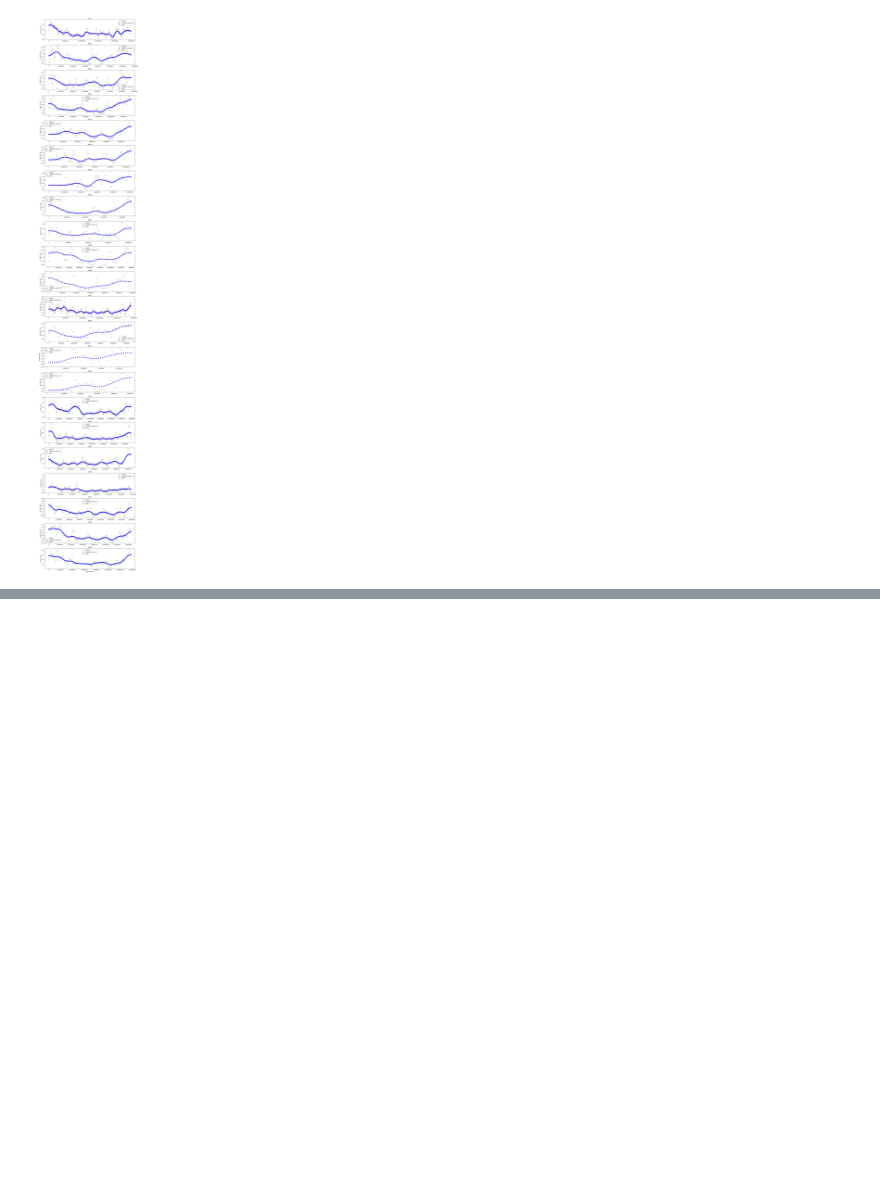
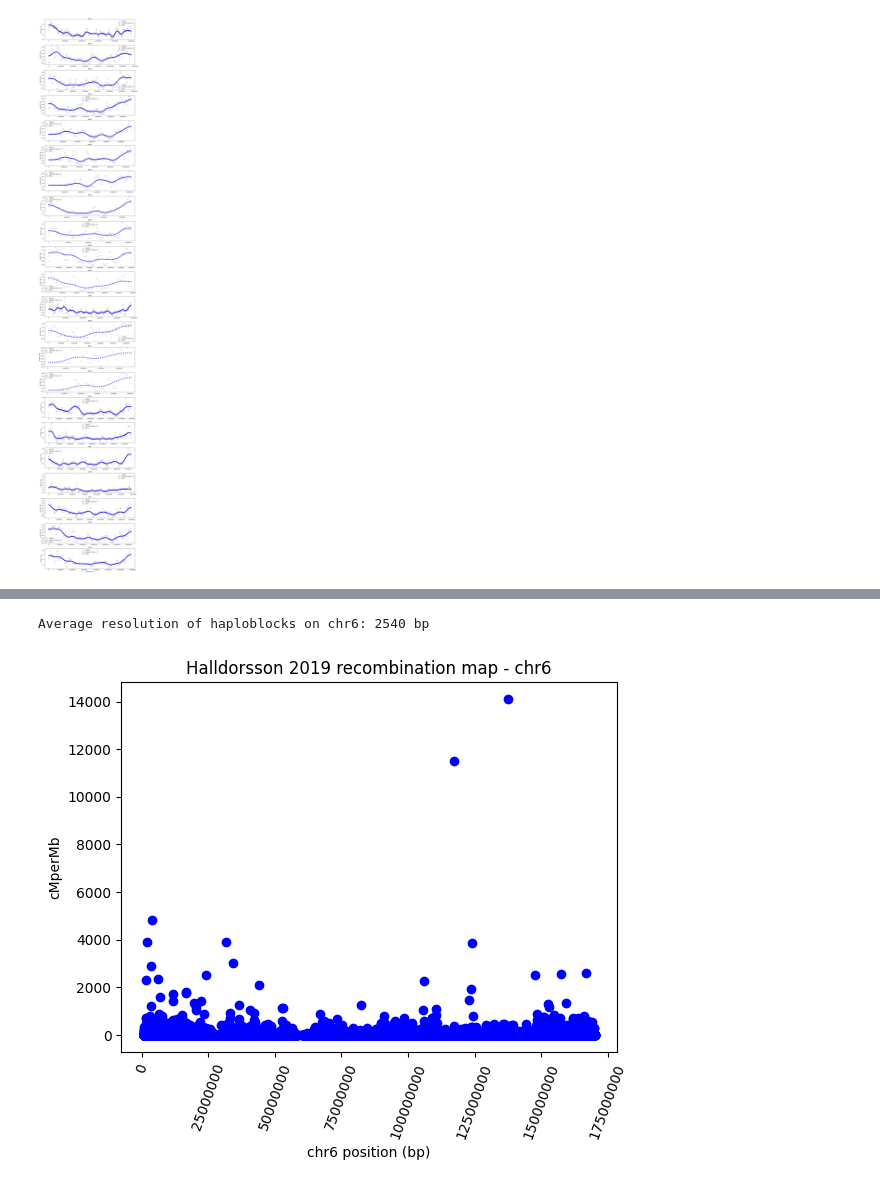
Before and after one commit to jedrzejkubica/Elixir-BH-2025, a Jupyter notebook: haploblock_breakpoints.ipynb, the cells around one changed output, grey strips where cells are left out. Cells and saved outputs as stored; diff of their text form; code cells hidden in the pictures; blank space fills up the shorter version.

Commit message:
use recomb rates from Halldorsson2019

```diff
--- a/haploblock_breakpoints.ipynb
+++ b/haploblock_breakpoints.ipynb
@@ -471,0 +474,13 @@ matplotlib.pyplot.show()
+# %%
+RECOMBINATION_MAP = "data/Halldorsson2019/aau1043_datas3"
+# %%
+map = pandas.read_csv(RECOMBINATION_MAP,
+                      sep="\t",
+                      comment="#",
+                      dtype={"Chr": str,
+                             "Begin": numpy.uint32,
+                             "End": numpy.uint32,
+                             "cMperMb": numpy.float32,
+                             "CM": numpy.float32})
+
+map.head()
@@ -471,0 +494,9 @@ matplotlib.pyplot.show()
+# %%
+# use only one chromosome for now
+CHR = "chr6"
+
+map_chr = map[map["Chr"] == CHR]
+map_chr.reset_index(inplace=True, drop=True)
+
+# prepare table for github readme
+map_chr.head()
@@ -471,0 +510,24 @@ matplotlib.pyplot.show()
+# %%
+# use cMperMb
+recomb_rates = map_chr["cMperMb"].to_numpy()
+# %%
+# calculate resolution Begin-End
+resolutions = map_chr["End"].to_numpy() - map_chr["Begin"].to_numpy()
+avg_resolution = numpy.average(resolutions)
+print(f"Average resolution of haploblocks on {CHR}: {round(avg_resolution)} bp")
+# %% [output]
+Average resolution of haploblocks on chr6: 2540 bp
+# %%
+# plot cMperMb from Halldorsson 2019 map
+matplotlib.pyplot.figure()
+matplotlib.pyplot.scatter(x=(map_chr["Begin"].to_numpy() + map_chr["End"].to_numpy()) // 2, y=recomb_rates, color="blue")
+matplotlib.pyplot.title(f"Halldorsson 2019 recombination map - {CHR}")
+matplotlib.pyplot.ticklabel_format(useOffset=False, style='plain')  # disable scientific notation
+matplotlib.pyplot.xlabel(f"{CHR} position (bp)")
+matplotlib.pyplot.ylabel("cMperMb")
+matplotlib.pyplot.xticks(rotation=70)
+if SAVE_FIG:
+    matplotlib.pyplot.savefig(f"figures/recomb_map_{CHR}_Halldorsson2019_cMperMb.png", bbox_inches='tight')
+matplotlib.pyplot.show()
+# %% [output]
+[figure, added]
```
Also changed, not shown: parts of 10 cells of this notebook, 5 other files.
